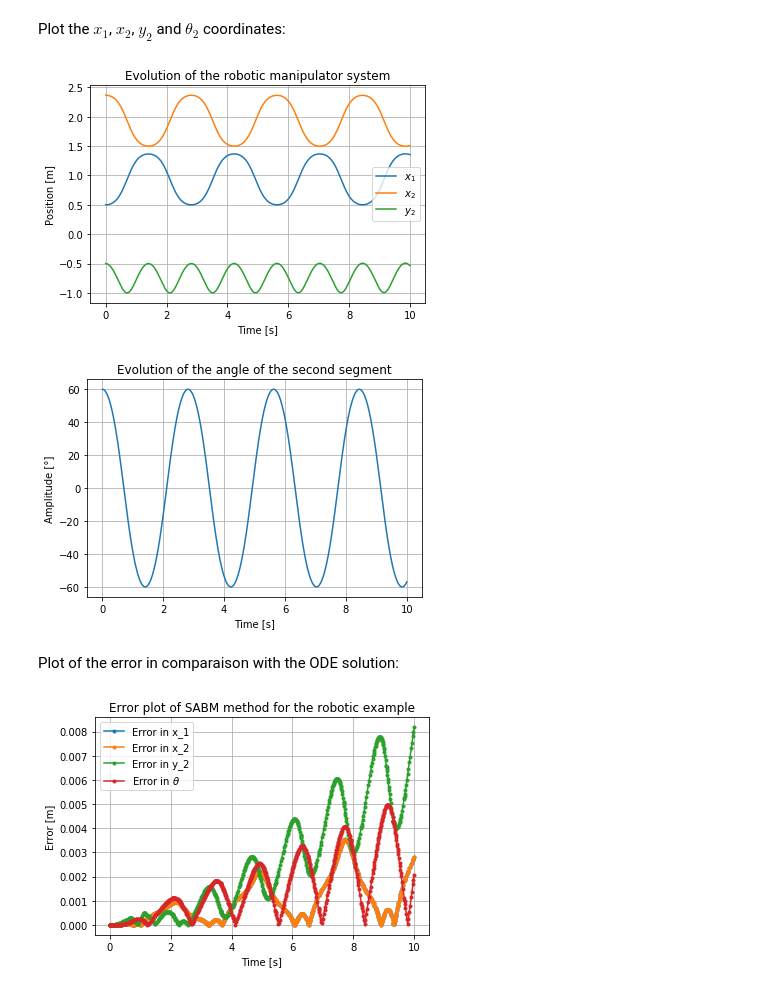
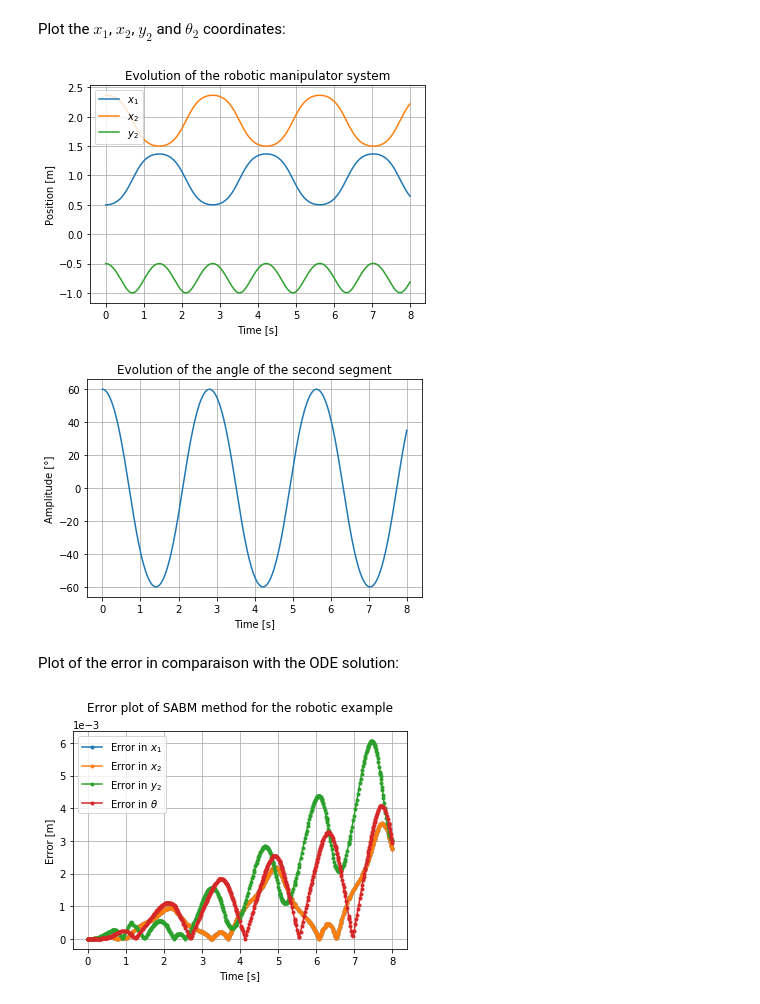
Before and after one commit to ocheffert/Notebooks---Master-thesis, a Jupyter notebook: robot.ipynb, the cells around one changed output. Saved outputs shown, nothing was run; the diff lists cells and outputs as text; code cells hidden in the pictures.

```diff
--- a/robot.ipynb
+++ b/robot.ipynb
@@ -109,14 +109,14 @@ Declare the constants of the robot manipulator problem:
 m1 = 1
 m2 = 1
 g = 9.81
-F = lambda t : 0 # force and torque applied can depend on time
+F = lambda t : 0 # if t < 2 else 0 # force and torque applied can depend on time
 T = lambda t : 0
 I1 = 1
 I2 = 1
 a = 1
 b = 1
 
-tspan = [0, 10]
+tspan = [0, 8]
 # %% [markdown]
 Find the initial condition :
 # %%
@@ -288,10 +297,10 @@ plt.xlabel("Time [s]")
 plt.ylabel("Position [m]")
 plt.title("Evolution of the robotic manipulator system")
 plt.grid()
-plt.legend()
+plt.legend(loc="upper left")
 plt.show()
 # %% [output]
-[figure, old version]
+[figure, new version]
 # %%
 plt.figure()
 plt.plot(t, theta*360/(2*np.pi), label=r"$\theta_2$")
@@ -301,22 +310,24 @@ plt.title("Evolution of the angle of the second segment")
 plt.grid()
 plt.show()
 # %% [output]
-[figure, old version]
+[figure, new version]
 # %% [markdown]
 Plot of the error in comparaison with the ODE solution:
 # %%
 plt.figure()
-plt.plot(sol.t, abs(x1 - x1_ODE), ".-", label='Error in x_1')
-plt.plot(sol.t, abs(x2 - x2_ODE), ".-", label='Error in x_2')
-plt.plot(sol.t, abs(y2 - y2_ODE), ".-", label='Error in y_2')
+plt.plot(sol.t, abs(x1 - x1_ODE), ".-", label=r'Error in $x_1$')
+plt.plot(sol.t, abs(x2 - x2_ODE), ".-", label=r'Error in $x_2$')
+plt.plot(sol.t, abs(y2 - y2_ODE), ".-", label=r'Error in $y_2$')
 plt.plot(sol.t, abs(theta - theta_ODE), ".-", label=r'Error in $\theta$')
 plt.plot()
 plt.title(
-    f'Error plot of {kwargs["method"].__name__} method for the robotic example')
+    f'Error plot of {kwargs["method"].__name__} method for the robotic example', pad=20)
 plt.xlabel('Time [s]')
 plt.ylabel('Error [m]')
 plt.grid()
 plt.legend()
+plt.ticklabel_format(axis="y", style="sci", scilimits=(0,0))
+#plt.savefig("robot_"+kwargs["method"].__name__+".png",dpi=250, bbox_inches="tight")
 plt.show()
 # %% [output]
-[figure, old version]
+[figure, new version]
```
Also changed, not shown: parts of 3 cells of this notebook, 40 other files.
